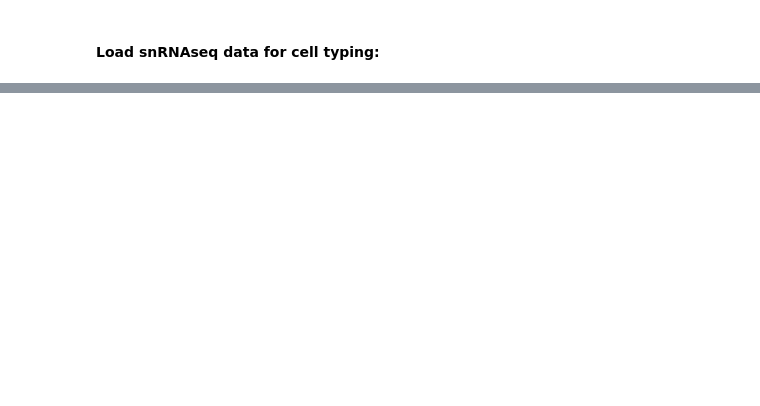
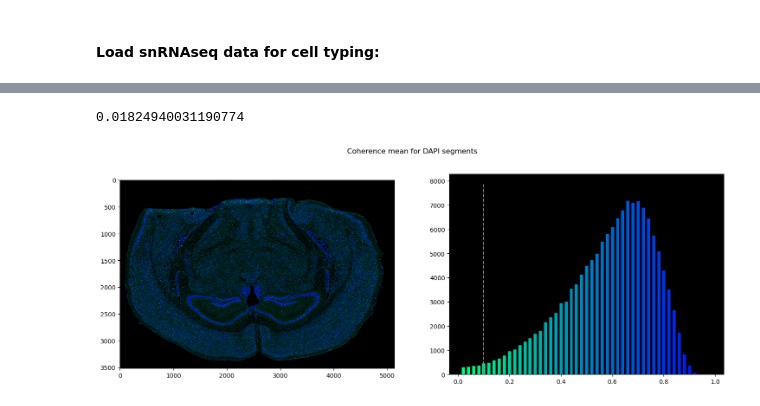
Before and after one commit to Moldia/Xenium_benchmarking, a Jupyter notebook: notebooks/2_segmentation_free_analysis/2_3_brain_cell_overlaps.ipynb, the cells around one changed output, grey strips where cells are left out. Saved outputs shown, nothing was run; the diff lists cells and outputs as text; code cells hidden in the pictures; blank space fills up the shorter version.

```diff
--- a/notebooks/2_segmentation_free_analysis/2_3_brain_cell_overlaps.ipynb
+++ b/notebooks/2_segmentation_free_analysis/2_3_brain_cell_overlaps.ipynb
@@ -172,0 +246,11 @@ plt.yticks(range(len(signatures.columns)),signatures.columns)
+# %%
+
+# # import pandas as pd
+boudary_path = f"/dh-projects/ag-ishaque/raw_data/tiesmeys-ovrlpy/replicate{n_replicate}/"
+cell_boundaries = pd.read_csv(os.path.join(boudary_path,'nucleus_boundaries.csv'))
+cell_boundaries.vertex_x/=um_per_pixel
+cell_boundaries.vertex_y/=um_per_pixel
+
+# # # xenium_cluster_assignments = pd.read_csv('/dh-projects/ag-ishaque/raw_data/tiesmeys-ovrlpy/replicate2/analysis/clustering/gene_expression_graphclust/clusters.csv',index_col=0)
+
+# # plt.scatter()
@@ -172,0 +406,4 @@ plt.yticks(range(len(signatures.columns)),signatures.columns)
+# %%
+#Is generated at the end of the notebook
+
+cell_area_incoherence_data = pd.read_csv("./output/intermediates-xenium-brain/area_incoherence_slice_1.csv")
@@ -172,0 +539,35 @@ plt.yticks(range(len(signatures.columns)),signatures.columns)
+# %%
+import scipy
+from matplotlib.cm import winter_r
+
+fig = plt.figure(figsize=(18,6))
+
+plt.suptitle('Coherence mean for DAPI segments')
+
+ax = fig.add_subplot(121,facecolor='k')
+
+signal__ = signal_.copy()
+signal__ [signal__>20]=20
+signal__/=20
+
+ax.imshow(distance_.T, cmap='winter_r', vmin= 0, vmax=1.0, alpha = signal__.T, interpolation='nearest')
+
+coherence_at_area = cell_area_incoherence_data.incoherence_mean
+
+coherence_at_area_index = np.argsort(coherence_at_area)[::-1]
+
+ax1 = fig.add_subplot(122,facecolor='k')
+
+vals,bins = np.histogram(coherence_at_area, bins=50, range=(0,1))
+colors = winter_r(bins[1:-1])
+bars = ax1.bar(bins[1:-1],vals[1:],width=0.01)
+
+for i,bar in enumerate(bars):
+    bar.set_color(colors[i])
+
+plt.vlines(0.1,0,vals.max()*1.1,colors='grey',linestyles='--')
+
+print((coherence_at_area<0.2).mean())
+# %% [output]
+0.01824940031190774
+[figure, added]
```
Also changed, not shown: parts of 36 cells of this notebook.
